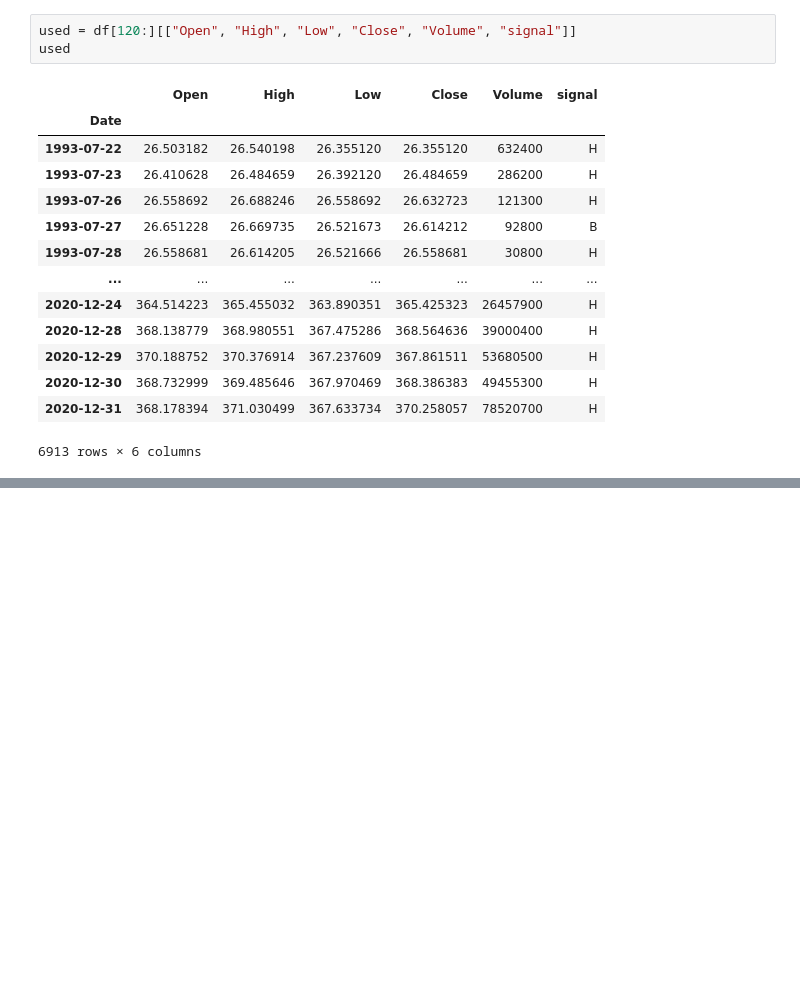
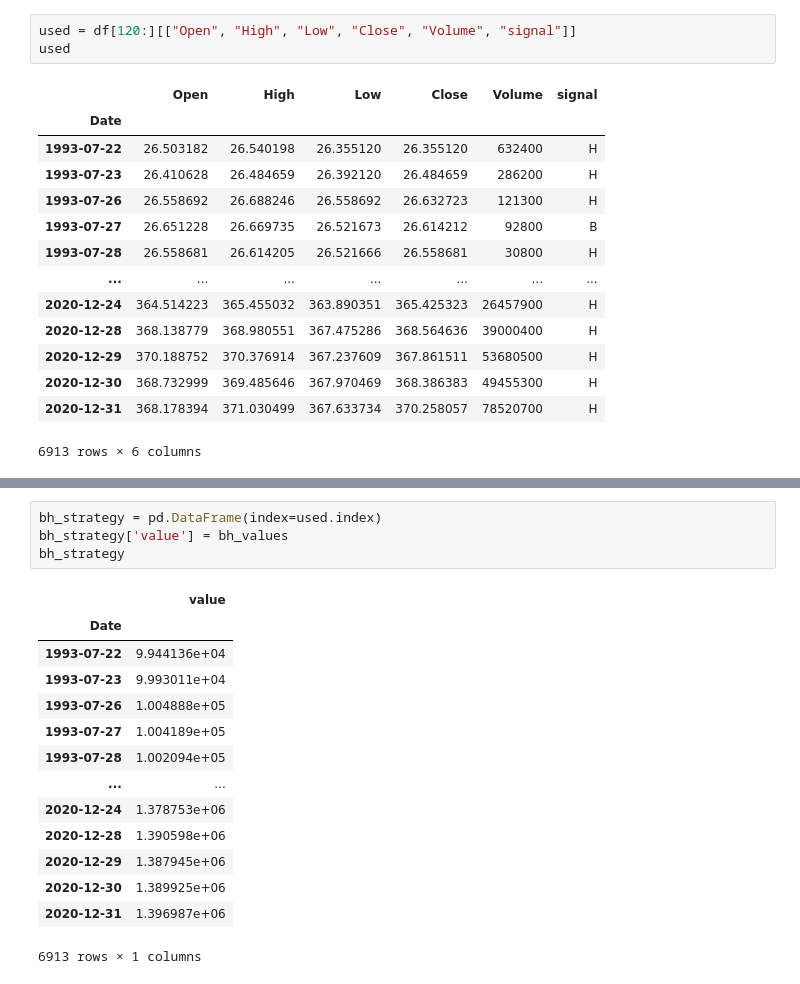
Before and after one commit to lqwdev/ai349-project, a Jupyter notebook: src/baseline-strategies.ipynb, the cells around one changed output, grey strips where cells are left out. Saved outputs shown, nothing was run; the diff lists cells and outputs as text; blank space fills up the shorter version.

```diff
--- a/src/baseline-strategies.ipynb
+++ b/src/baseline-strategies.ipynb
@@ -205,3 +232,22 @@ value = cash + eval_price * shares
 print(f"Eval: {round(100 * (value - original_cash) / original_cash, 2)}%")
 # %% [output]
 Eval: 1296.99%
+# %%
+bh_strategy = pd.DataFrame(index=used.index)
+bh_strategy['value'] = bh_values
+bh_strategy
+# %% [output]
+|  | value |
+| Date |  |
+| 1993-07-22 | 9.944136e+04 |
+| 1993-07-23 | 9.993011e+04 |
+| 1993-07-26 | 1.004888e+05 |
+| 1993-07-27 | 1.004189e+05 |
+| 1993-07-28 | 1.002094e+05 |
+| ... | ... |
+| 2020-12-24 | 1.378753e+06 |
+| 2020-12-28 | 1.390598e+06 |
+| 2020-12-29 | 1.387945e+06 |
+| 2020-12-30 | 1.389925e+06 |
+| 2020-12-31 | 1.396987e+06 |
+6913 rows × 1 columns
```
Also changed, not shown: parts of 4 cells of this notebook.
